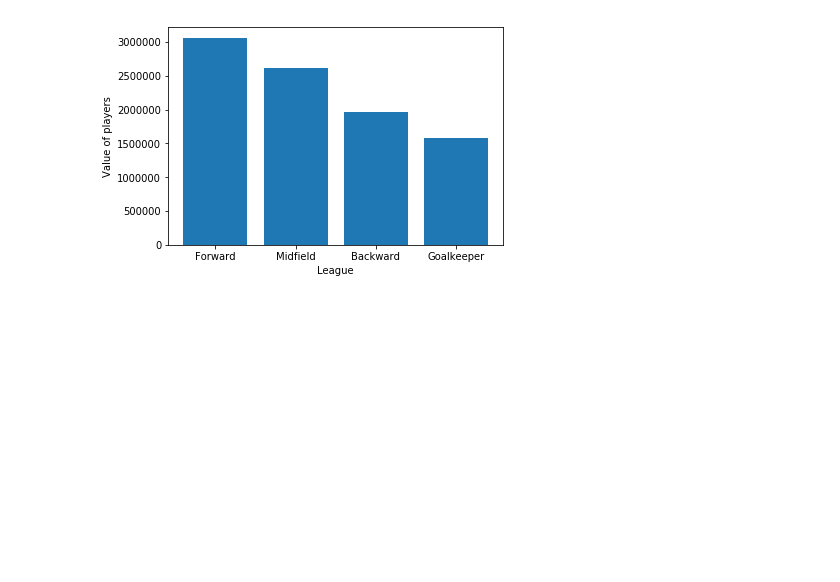
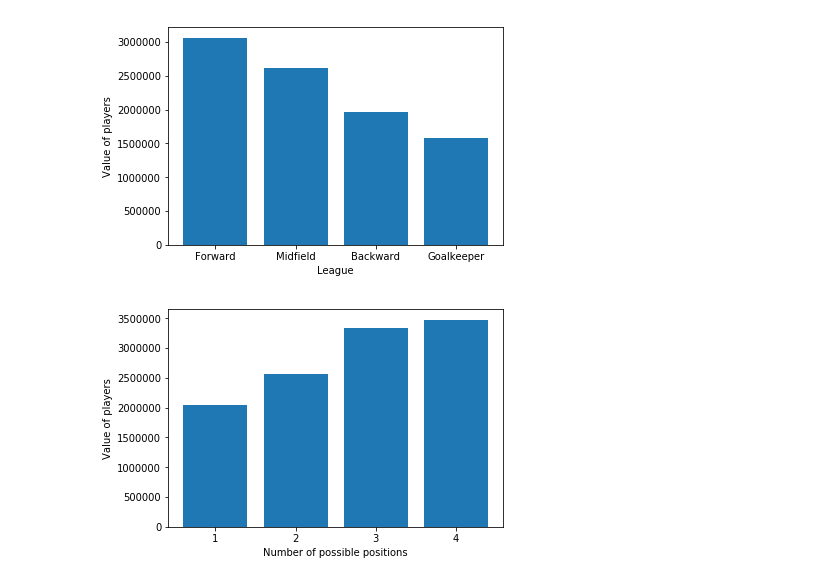
Before and after one commit to Fournierp/Fifa18, a Jupyter notebook: Fifa 18 Model.ipynb, the cells around one changed output. Drawn from its saved outputs; the diff is of its cells as text; code cells hidden in the pictures; blank space fills up the shorter version.

Commit message:
Value per skills graphs

```diff
--- a/Fifa 18 Model.ipynb
+++ b/Fifa 18 Model.ipynb
@@ -274,13 +278,7 @@ value_per_league = {'League': 0}
 league_value = {'England' : 0, 'France' : 0, 'Germany' : 0, 'Italy' : 0, 'Spain' : 0}
 
 def sum_values(series):
-    #Covert value to floats
-    if series[1][-1] == 'M':
-        value = float(series[1][1:-1])*1000000
-    elif series[1][-1] == 'K':
-        value = float(series[1][1:-1])*1000
-    else:
-        value = float(series[1][1:])
+    value = series[1]
 
     #Count the players value per league
     for league in club_list_per_league:
@@ -323,12 +321,7 @@ average_per_position = {'Forward': 0, 'Midfield': 0, 'Backward': 0, 'Goalkeeper'
 def sum_values(series):
     already_counted = [0, 0, 0, 0] #Array to avoid having repeated values in the average
     preferred_position_list = re.sub("[^\w]", " ",  series[0]).split() #Split the preferred positions
-    if series[1][-1] == 'M':
-        value = float(series[1][1:-1])*1000000
-    elif series[1][-1] == 'K':
-        value = float(series[1][1:-1])*1000
-    else:
-        value = float(series[1][1:])
+    value = series[1]
 
     #Count the players per position category
     index = 0
@@ -362,0 +352,31 @@ plt.show()
+# %%
+#Versatility and value
+skill_versatility = {1: [0, 0], 2: [0, 0], 3: [0, 0], 4: [0, 0]}
+average = {1: 0, 2: 0, 3: 0, 4: 0}
+
+def sum_values(series):
+    preferred_position_list = re.sub("[^\w]", " ",  series[0]).split() #Split the preferred positions
+    skill_count = len(preferred_position_list)
+    value = series[1]
+
+    #Count the players per versatility
+    if (skill_count in skill_versatility):
+        skill_versatility[skill_count][0] += 1
+        skill_versatility[skill_count][1] += value
+
+position_value = processed_df[['Preferred Positions', 'Value']]
+position_value.apply(sum_values, 1)
+
+#Average the players value per position count
+for count in skill_versatility:
+    average[count] = skill_versatility[count][1] / skill_versatility[count][0]
+
+fig = plt.figure(figsize=(6,4))
+ax = fig.add_subplot(111)
+ax.bar(range(len(average)), list(average.values()))
+plt.xticks(range(len(average)), list(average.keys()))
+plt.xlabel('Number of possible positions')
+plt.ylabel('Value of players')
+plt.show()
+# %% [output]
+[figure, added]
```
Also changed, not shown: parts of 17 cells of this notebook.
